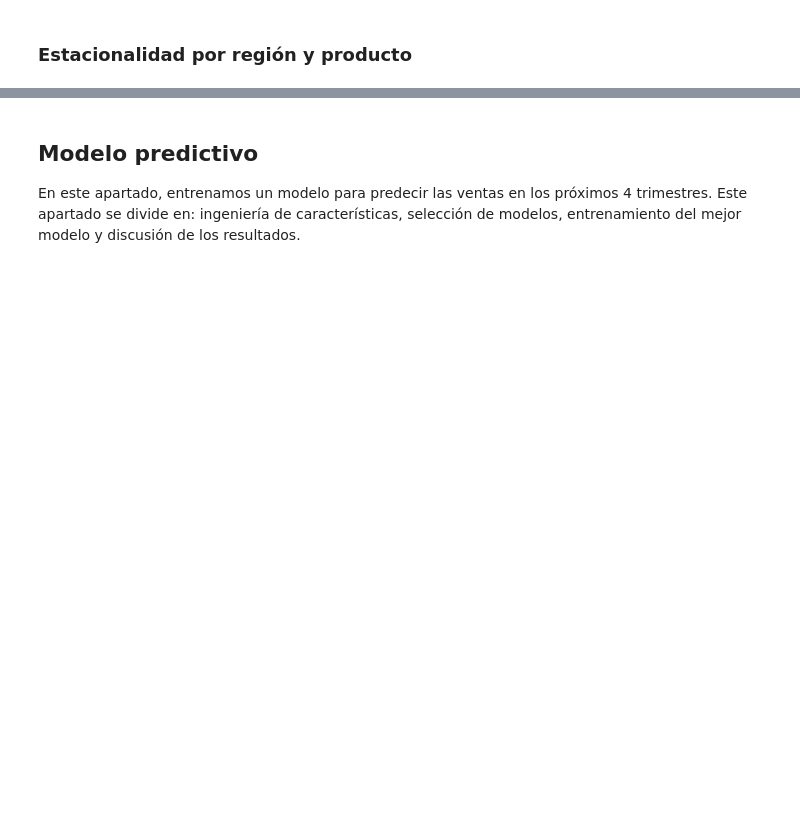
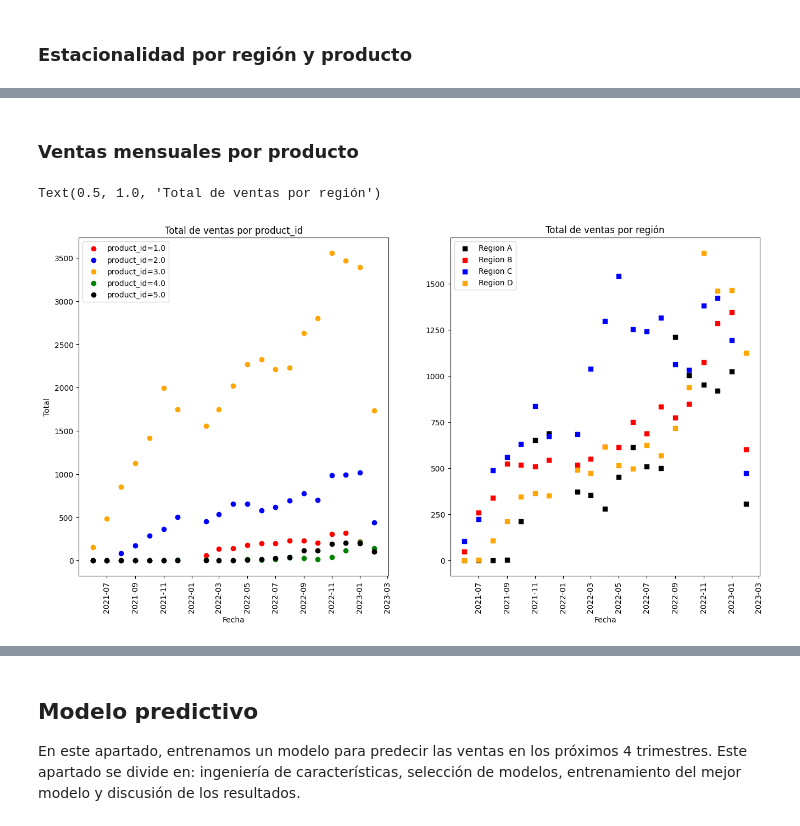
Before and after one commit to joseilberto/isdin_ds_challenge, a Jupyter notebook: isdin_challenge.ipynb, the cells around one changed output, grey strips where cells are left out. Drawn from its saved outputs; the diff is of its cells as text; code cells hidden in the pictures; blank space fills up the shorter version.

Commit message:
Adding time series plots

```diff
--- a/isdin_challenge.ipynb
+++ b/isdin_challenge.ipynb
@@ -130,3 +133,8 @@ Esa tabla nos muestra que la `family_A` es la familia de productos más popular
+# %%
+try:
+    data["product_id"] = data["product_id"].cat.remove_categories(6.0).dropna()
+except ValueError:
+    pass
 # %% [markdown]
 ### Productos más populares por región
 # %%
@@ -200,0 +213,43 @@ Aquí notamos que la mayoría de las entradas para todos los productos en la `Re
+# %% [markdown]
+###  Ventas mensuales por producto
+# %%
+product_timeseries, region_timeseries = get_monthly_timeseries(data)
+colors = ["k", "r", "b", "orange", "green"]
+
+fig, ax = plt.subplots(ncols = 2, figsize = (16, 8))
+idx_legend = 0
+for date, product_dict in product_timeseries.items():
+    for product_id, count in product_dict.items():
+        if not idx_legend:
+            ax[0].scatter(date, count, color = colors[int(product_id % 5)], label = f"product_id={product_id}")
+        else:
+            ax[0].scatter(date, count, color = colors[int(product_id % 5)])
+    idx_legend += 1
+idx_legend = 0
+for date, region_dict in region_timeseries.items():
+    idx = 0
+    for region, count in region_dict.items():
+        if not idx_legend:
+            ax[1].scatter(date, count, color = colors[int(idx % 4)], label = region, marker = "s")
+        else:
+            ax[1].scatter(date, count, color = colors[int(idx % 4)], marker = "s")
+        idx += 1
+    idx_legend += 1
+
+for i in range(2):
+    for label in ax[i].get_xticklabels():
+        label.set_rotation(90)
+
+ax[0].set_xlabel("Fecha")
+ax[0].set_ylabel("Total")
+
+ax[1].set_xlabel("Fecha")
+
+ax[0].legend()
+ax[1].legend()
+
+ax[0].set_title("Total de ventas por product_id")
+ax[1].set_title("Total de ventas por región")
+# %% [output]
+Text(0.5, 1.0, 'Total de ventas por región')
+[figure, added]
```
Also changed, not shown: parts of 18 cells of this notebook.
